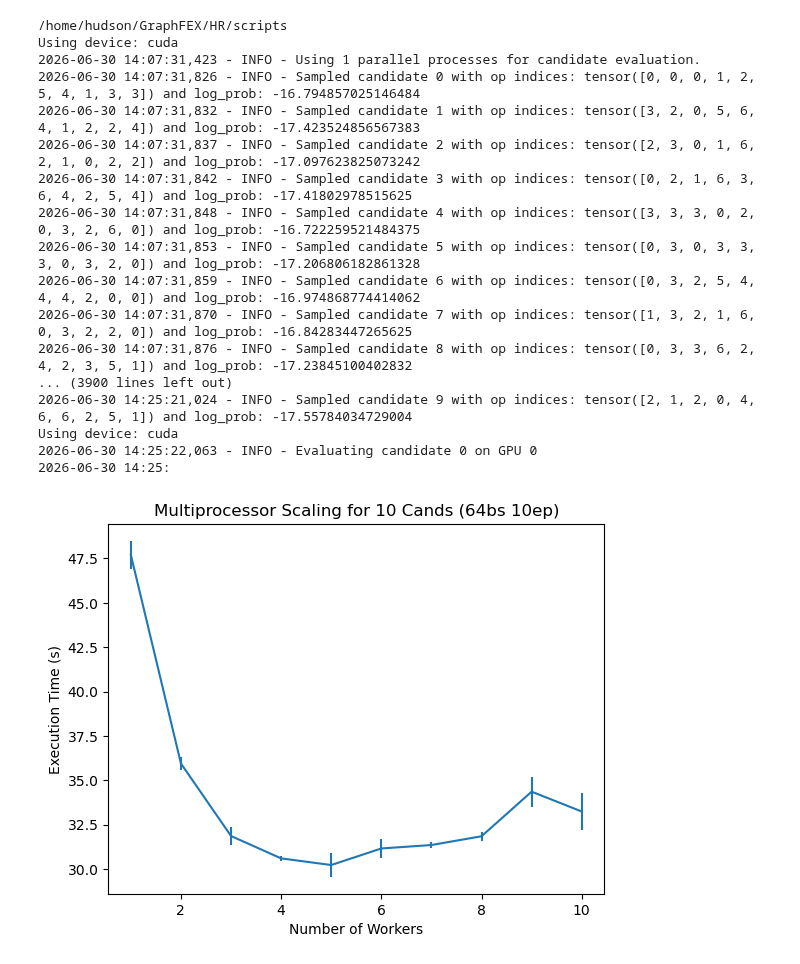
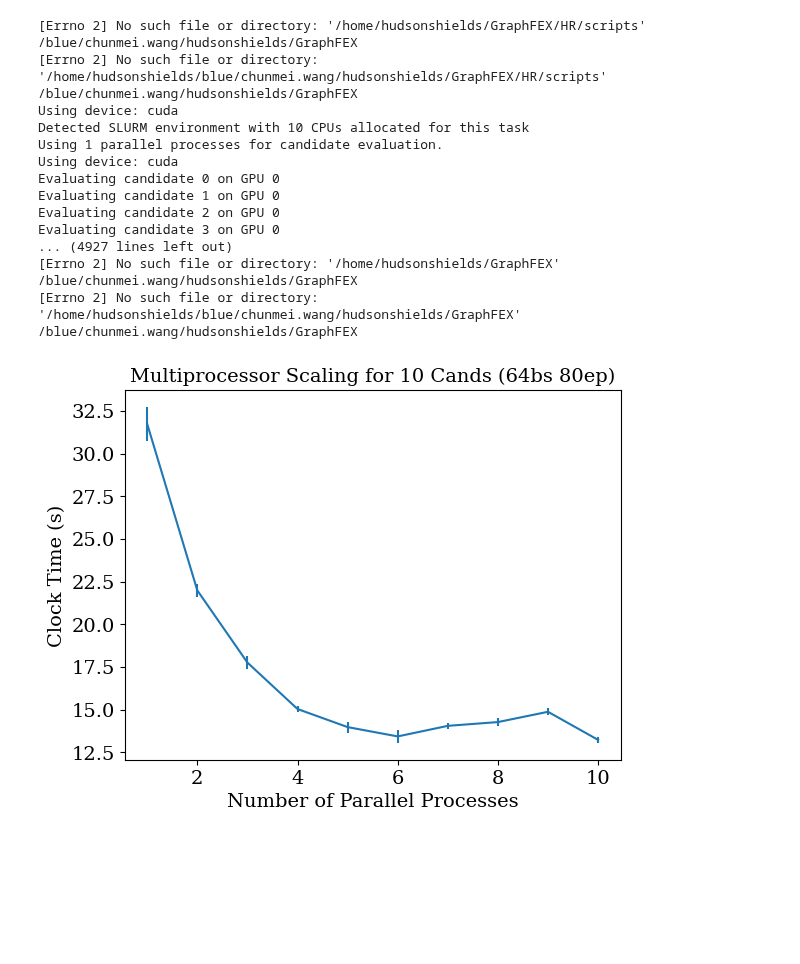
Before and after one commit to hudsongshields/GraphFEX, a Jupyter notebook: HR/scripts/multiprocessor_scaling.ipynb, the cells around one changed output. Saved outputs shown, nothing was run; the diff lists cells and outputs as text; code cells hidden in the pictures; blank space fills up the shorter version.

Commit message:
HR script changes

```diff
--- a/HR/scripts/multiprocessor_scaling.ipynb
+++ b/HR/scripts/multiprocessor_scaling.ipynb
@@ -1,11 +1,26 @@
 # %%
 import matplotlib.pyplot as plt
 import numpy as np
+# %%
+plt.rcParams.update({
+    "text.usetex": False,
+    "font.family": "serif",
+    "font.serif": ["Computer Modern Roman", "DejaVu Serif"],
+    "mathtext.fontset": "cm",
+    "font.size": 14,
+    "axes.labelsize": 14,
+    "axes.titlesize": 14,
+    "legend.fontsize": 14,
+    "xtick.labelsize": 14,
+    "ytick.labelsize": 14,
+})
 # %%
 import os
 
 # 1. Move Jupyter's working directory into the script folder
 %cd ~/GraphFEX/HR/scripts
+%cd ~/blue/chunmei.wang/hudsonshields/GraphFEX/HR/scripts
+
 
 mean_times = []
 std_dev_times = []
@@ -13,7 +28,7 @@ std_dev_times = []
 controller_epochs = 5
 for num_workers in range(1, 11):
     # 2. Run the script directly without the folder prefix
-    t1 = %timeit -o -r5 -n1 !python eval_controller_dim_x.py --num_workers {num_workers} --num_epochs 60 --controller_epochs {controller_epochs}
+    t1 = %timeit -o -r5 -n1 !python HR/scripts/eval_controller_dim_x.py --num_workers {num_workers} --num_epochs 80 --controller_epochs {controller_epochs}
 
     # scale by number of controller epochs because each timing run includes multiple controller epochs, and i want to find the per epoch time
     mean_times.append(t1.average / controller_epochs)
@@ -21,31 +36,32 @@ for num_workers in range(1, 11):
 
 # 3. Optional: Move back to your project root when finished
 %cd ~/GraphFEX
+%cd ~/blue/chunmei.wang/hudsonshields/GraphFEX
 # %% [output]
-/home/hudson/GraphFEX/HR/scripts
+[Errno 2] No such file or directory: '/home/hudsonshields/GraphFEX/HR/scripts'
+/blue/chunmei.wang/hudsonshields/GraphFEX
+[Errno 2] No such file or directory: '/home/hudsonshields/blue/chunmei.wang/hudsonshields/GraphFEX/HR/scripts'
+/blue/chunmei.wang/hudsonshields/GraphFEX
 Using device: cuda
-2026-06-30 14:07:31,423 - INFO - Using 1 parallel processes for candidate evaluation.
-2026-06-30 14:07:31,826 - INFO - Sampled candidate 0 with op indices: tensor([0, 0, 0, 1, 2, 5, 4, 1, 3, 3]) and log_prob: -16.794857025146484
-2026-06-30 14:07:31,832 - INFO - Sampled candidate 1 with op indices: tensor([3, 2, 0, 5, 6, 4, 1, 2, 2, 4]) and log_prob: -17.423524856567383
-2026-06-30 14:07:31,837 - INFO - Sampled candidate 2 with op indices: tensor([2, 3, 0, 1, 6, 2, 1, 0, 2, 2]) and log_prob: -17.097623825073242
-2026-06-30 14:07:31,842 - INFO - Sampled candidate 3 with op indices: tensor([0, 2, 1, 6, 3, 6, 4, 2, 5, 4]) and log_prob: -17.41802978515625
-2026-06-30 14:07:31,848 - INFO - Sampled candidate 4 with op indices: tensor([3, 3, 3, 0, 2, 0, 3, 2, 6, 0]) and log_prob: -16.722259521484375
-2026-06-30 14:07:31,853 - INFO - Sampled candidate 5 with op indices: tensor([0, 3, 0, 3, 3, 3, 0, 3, 2, 0]) and log_prob: -17.206806182861328
-2026-06-30 14:07:31,859 - INFO - Sampled candidate 6 with op indices: tensor([0, 3, 2, 5, 4, 4, 4, 2, 0, 0]) and log_prob: -16.974868774414062
-2026-06-30 14:07:31,870 - INFO - Sampled candidate 7 with op indices: tensor([1, 3, 2, 1, 6, 0, 3, 2, 2, 0]) and log_prob: -16.84283447265625
-2026-06-30 14:07:31,876 - INFO - Sampled candidate 8 with op indices: tensor([0, 3, 3, 6, 2, 4, 2, 3, 5, 1]) and log_prob: -17.23845100402832
-... (3900 lines left out)
-2026-06-30 14:25:21,024 - INFO - Sampled candidate 9 with op indices: tensor([2, 1, 2, 0, 4, 6, 6, 2, 5, 1]) and log_prob: -17.55784034729004
+Detected SLURM environment with 10 CPUs allocated for this task
+Using 1 parallel processes for candidate evaluation.
 Using device: cuda
-2026-06-30 14:25:22,063 - INFO - Evaluating candidate 0 on GPU 0
-2026-06-30 14:25:
+Evaluating candidate 0 on GPU 0
+Evaluating candidate 1 on GPU 0
+Evaluating candidate 2 on GPU 0
+Evaluating candidate 3 on GPU 0
+... (4927 lines left out)
+[Errno 2] No such file or directory: '/home/hudsonshields/GraphFEX'
+/blue/chunmei.wang/hudsonshields/GraphFEX
+[Errno 2] No such file or directory: '/home/hudsonshields/blue/chunmei.wang/hudsonshields/GraphFEX'
+/blue/chunmei.wang/hudsonshields/GraphFEX
 # %%
 plt.errorbar(range(1, 11), mean_times, yerr=std_dev_times)
-plt.xlabel("Number of Workers")
-plt.ylabel("Execution Time (s)")
-plt.title("Multiprocessor Scaling for 10 Cands (64bs 10ep)")
+plt.xlabel(r"Number of Parallel Processes")
+plt.ylabel(r"Clock Time (s)")
+plt.title(r"Multiprocessor Scaling for 10 Cands (64bs 80ep)")
 plt.show()
 # %% [output]
-[figure, old version]
+[figure, new version]
 # %%
 %cd ~/GraphFEX/HR/scripts
```
Also changed, not shown: parts of 3 cells of this notebook, 2 other files.
